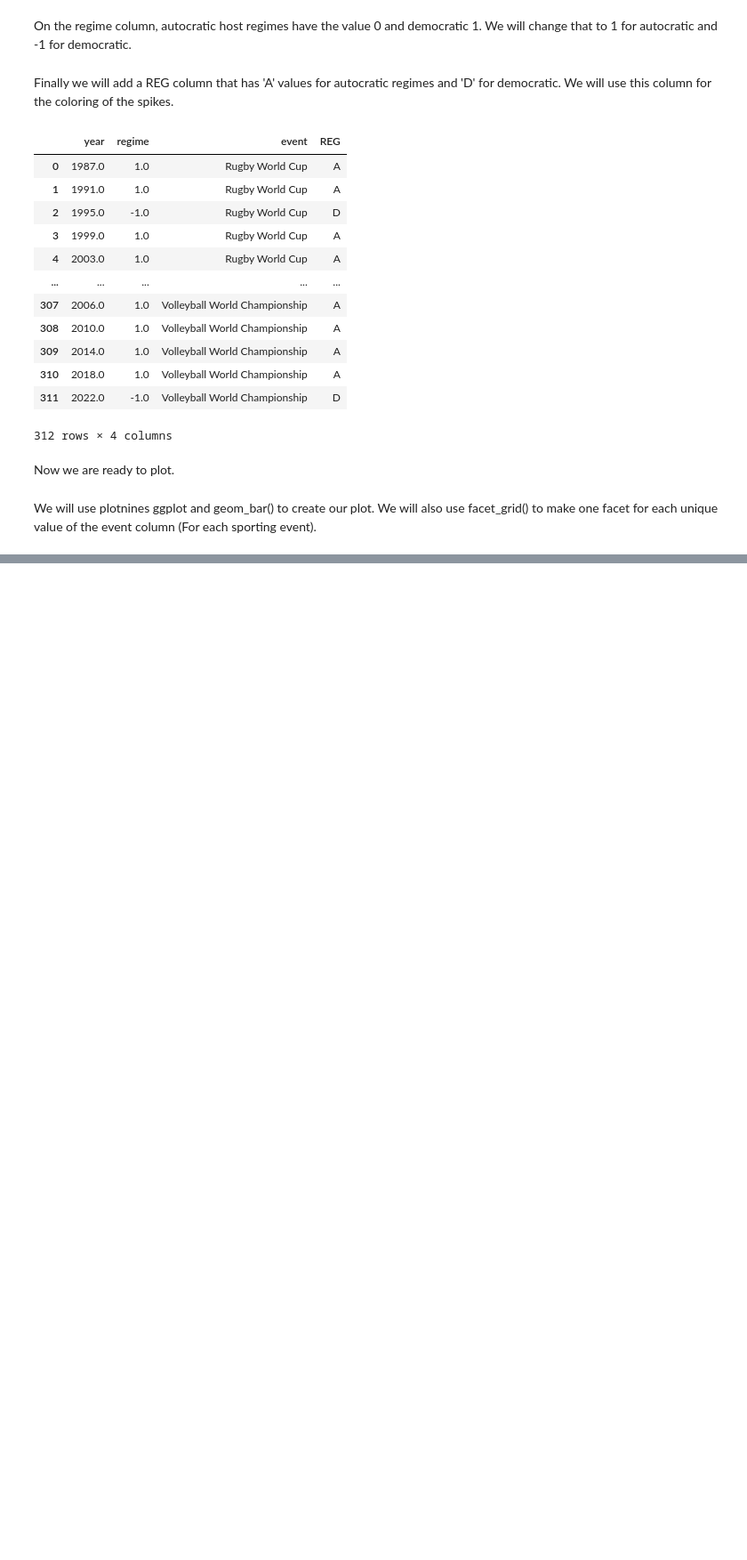
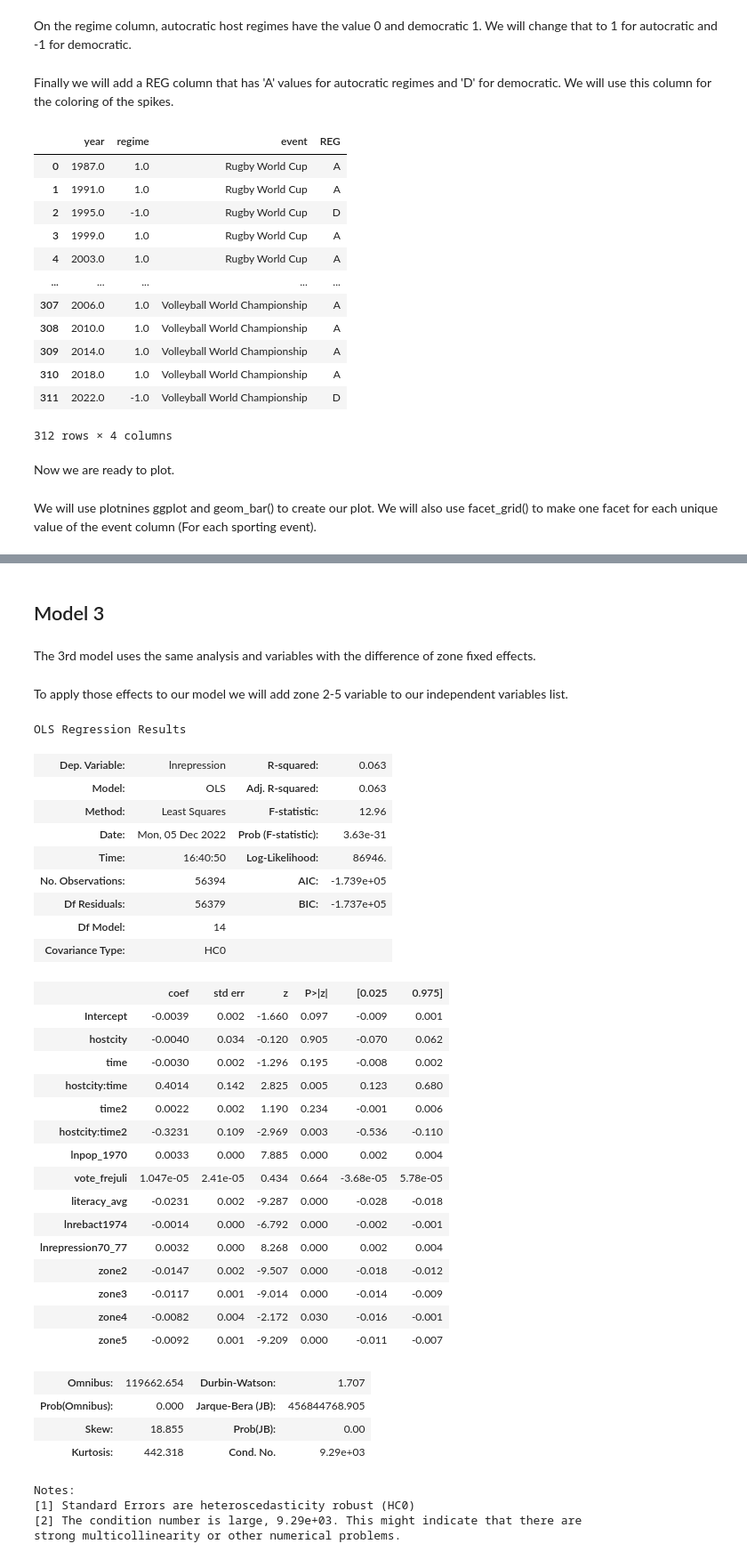
Before and after one commit to vdimopoulos/International_Sports_Repression_Analysis, a Jupyter notebook: assignment_2_clean.ipynb, the cells around one changed output, grey strips where cells are left out. Shown: that part at 89% size. Drawn from its saved outputs; the diff is of its cells as text; code cells hidden in the pictures; blank space fills up the shorter version.

```diff
--- a/assignment_2_clean.ipynb
+++ b/assignment_2_clean.ipynb
@@ -313,0 +421,46 @@ figureSI11_df['event'] = figureSI11_df['event'].astype('category')
+# %% [markdown]
+## Model 3
+# %% [markdown]
+The 3rd model uses the same analysis and variables with the difference of zone fixed effects.
+# %% [markdown]
+To apply those effects to our model we will add zone 2-5 variable to our independent variables list.
+# %%
+independent_variables = 'hostcity*time + hostcity*time2 + hostcity + time + time2 + lnpop_1970 + vote_frejuli + literacy_avg + lnrebact1974 + lnrepression70_77 + zone2 + zone3 + zone4 + zone5'
+repression_mod3 = smf.ols("lnrepression ~ " + independent_variables, data=main_df)
+repression_mod3 = repression_mod3.fit(cov_type='HC0')
+repression_mod3.summary()
+# %% [output]
+OLS Regression Results
+| Dep. Variable: | lnrepression | R-squared: | 0.063 |
+| Model: | OLS | Adj. R-squared: | 0.063 |
+| Method: | Least Squares | F-statistic: | 12.96 |
+| Date: | Mon, 05 Dec 2022 | Prob (F-statistic): | 3.63e-31 |
+| Time: | 16:40:50 | Log-Likelihood: | 86946. |
+| No. Observations: | 56394 | AIC: | -1.739e+05 |
+| Df Residuals: | 56379 | BIC: | -1.737e+05 |
+| Df Model: | 14 |  |  |
+| Covariance Type: | HC0 |  |  |
+|  | coef | std err | z | P>|z| | [0.025 | 0.975] |
+| Intercept | -0.0039 | 0.002 | -1.660 | 0.097 | -0.009 | 0.001 |
+| hostcity | -0.0040 | 0.034 | -0.120 | 0.905 | -0.070 | 0.062 |
+| time | -0.0030 | 0.002 | -1.296 | 0.195 | -0.008 | 0.002 |
+| hostcity:time | 0.4014 | 0.142 | 2.825 | 0.005 | 0.123 | 0.680 |
+| time2 | 0.0022 | 0.002 | 1.190 | 0.234 | -0.001 | 0.006 |
+| hostcity:time2 | -0.3231 | 0.109 | -2.969 | 0.003 | -0.536 | -0.110 |
+| lnpop_1970 | 0.0033 | 0.000 | 7.885 | 0.000 | 0.002 | 0.004 |
+| vote_frejuli | 1.047e-05 | 2.41e-05 | 0.434 | 0.664 | -3.68e-05 | 5.78e-05 |
+| literacy_avg | -0.0231 | 0.002 | -9.287 | 0.000 | -0.028 | -0.018 |
+| lnrebact1974 | -0.0014 | 0.000 | -6.792 | 0.000 | -0.002 | -0.001 |
+| lnrepression70_77 | 0.0032 | 0.000 | 8.268 | 0.000 | 0.002 | 0.004 |
+| zone2 | -0.0147 | 0.002 | -9.507 | 0.000 | -0.018 | -0.012 |
+| zone3 | -0.0117 | 0.001 | -9.014 | 0.000 | -0.014 | -0.009 |
+| zone4 | -0.0082 | 0.004 | -2.172 | 0.030 | -0.016 | -0.001 |
+| zone5 | -0.0092 | 0.001 | -9.209 | 0.000 | -0.011 | -0.007 |
+| Omnibus: | 119662.654 | Durbin-Watson: | 1.707 |
+| Prob(Omnibus): | 0.000 | Jarque-Bera (JB): | 456844768.905 |
+| Skew: | 18.855 | Prob(JB): | 0.00 |
+| Kurtosis: | 442.318 | Cond. No. | 9.29e+03 |
+Notes:
+[1] Standard Errors are heteroscedasticity robust (HC0)
+[2] The condition number is large, 9.29e+03. This might indicate that there are
+strong multicollinearity or other numerical problems.
```
Also changed, not shown: parts of 32 cells of this notebook.
